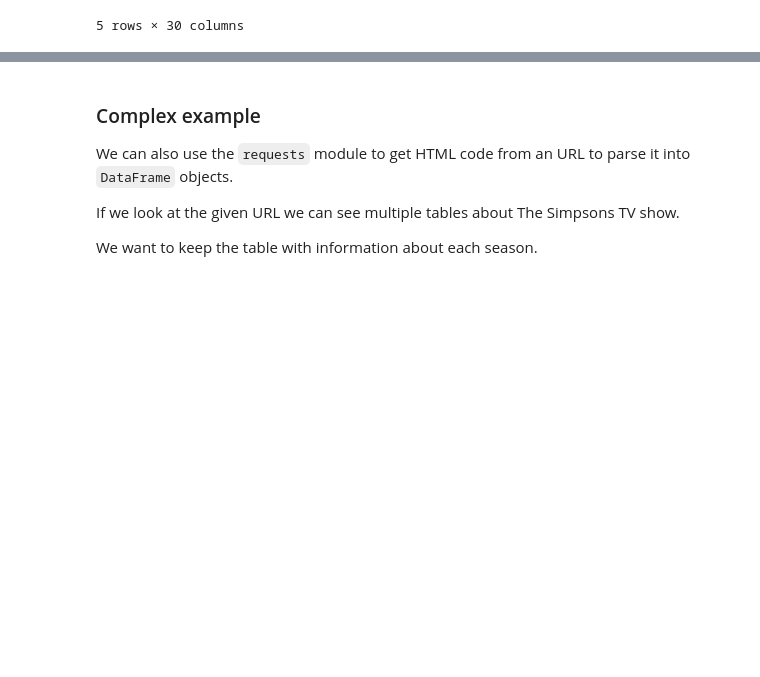
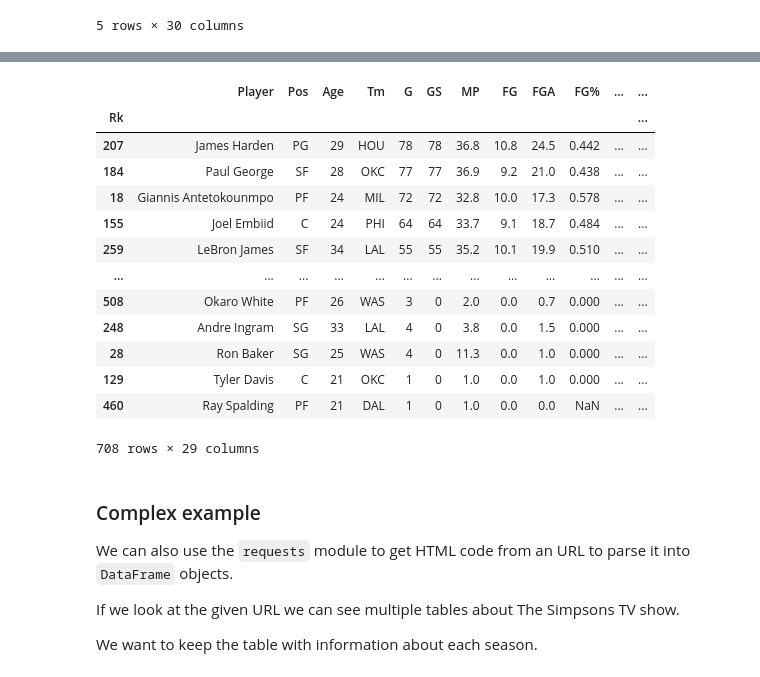
Before and after one commit to zhuowang0607/RDP-Reading-Data-with-Python-and-Pandas, a Jupyter notebook: Lecture17.ipynb, the cells around one changed output, grey strips where cells are left out. Cells and saved outputs as stored; diff of their text form; code cells hidden in the pictures; blank space fills up the shorter version.

```diff
--- a/Lecture17.ipynb
+++ b/Lecture17.ipynb
@@ -214,0 +282,6 @@ nba.head()
+# %%
+nba.set_index('Rk',inplace=True)
+# %%
+nba[nba.columns[6:]] = nba[nba.columns[6:]].apply(pd.to_numeric)
+# %%
+nba[['Age','G','GS']] = nba[['Age','G','GS']].apply(pd.to_numeric)
@@ -215,3 +325,20 @@ nba.head()
+# %%
+nba.sort_values('PTS',ascending=False)
+# %% [output]
+|  | Player | Pos | Age | Tm | G | GS | MP | FG | FGA | FG% | ... | ... |
+| Rk |  |  |  |  |  |  |  |  |  |  |  | ... |
+| 207 | James Harden | PG | 29 | HOU | 78 | 78 | 36.8 | 10.8 | 24.5 | 0.442 | ... | ... |
+| 184 | Paul George | SF | 28 | OKC | 77 | 77 | 36.9 | 9.2 | 21.0 | 0.438 | ... | ... |
+| 18 | Giannis Antetokounmpo | PF | 24 | MIL | 72 | 72 | 32.8 | 10.0 | 17.3 | 0.578 | ... | ... |
+| 155 | Joel Embiid | C | 24 | PHI | 64 | 64 | 33.7 | 9.1 | 18.7 | 0.484 | ... | ... |
+| 259 | LeBron James | SF | 34 | LAL | 55 | 55 | 35.2 | 10.1 | 19.9 | 0.510 | ... | ... |
+| ... | ... | ... | ... | ... | ... | ... | ... | ... | ... | ... | ... | ... |
+| 508 | Okaro White | PF | 26 | WAS | 3 | 0 | 2.0 | 0.0 | 0.7 | 0.000 | ... | ... |
+| 248 | Andre Ingram | SG | 33 | LAL | 4 | 0 | 3.8 | 0.0 | 1.5 | 0.000 | ... | ... |
+| 28 | Ron Baker | SG | 25 | WAS | 4 | 0 | 11.3 | 0.0 | 1.0 | 0.000 | ... | ... |
+| 129 | Tyler Davis | C | 21 | OKC | 1 | 0 | 1.0 | 0.0 | 1.0 | 0.000 | ... | ... |
+| 460 | Ray Spalding | PF | 21 | DAL | 1 | 0 | 1.0 | 0.0 | 0.0 | NaN | ... | ... |
+708 rows × 29 columns
 # %% [markdown]
 ### Complex example
 
```
Also changed, not shown: parts of 6 cells of this notebook.
